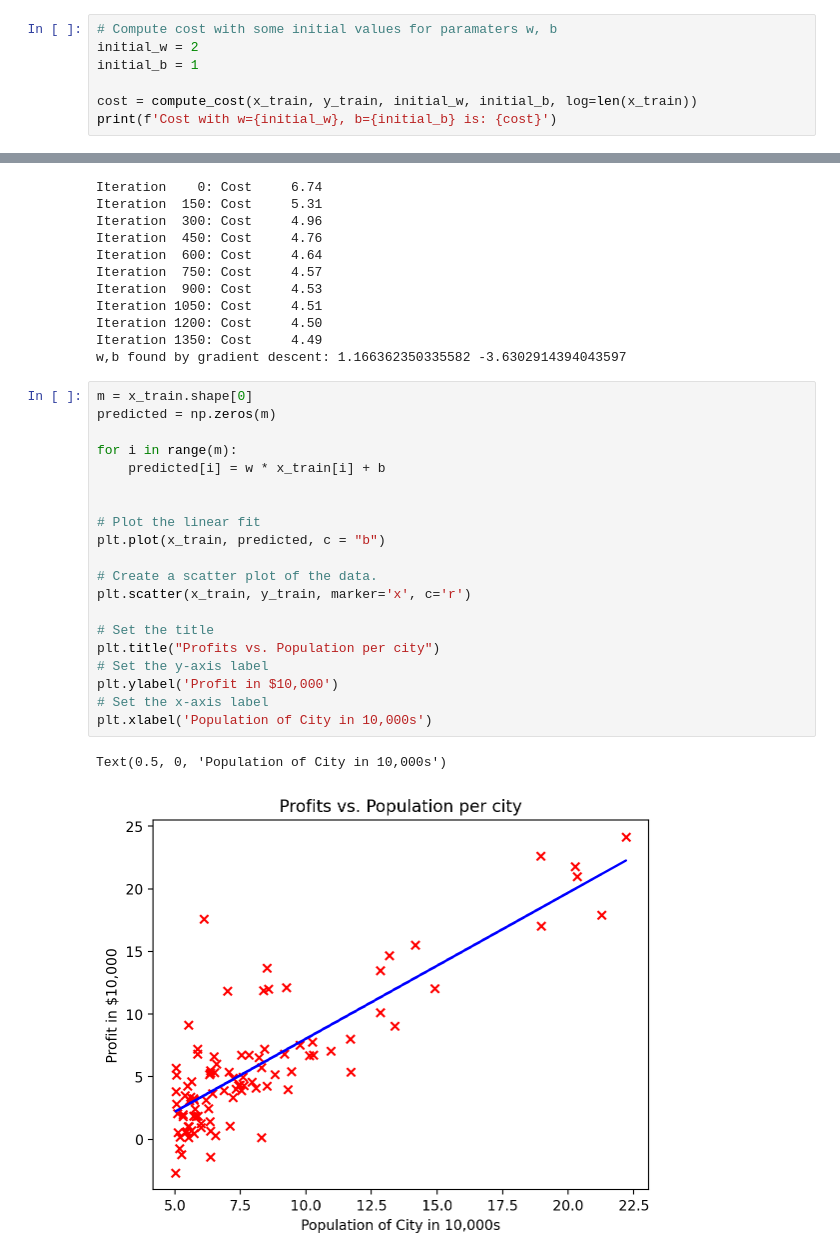
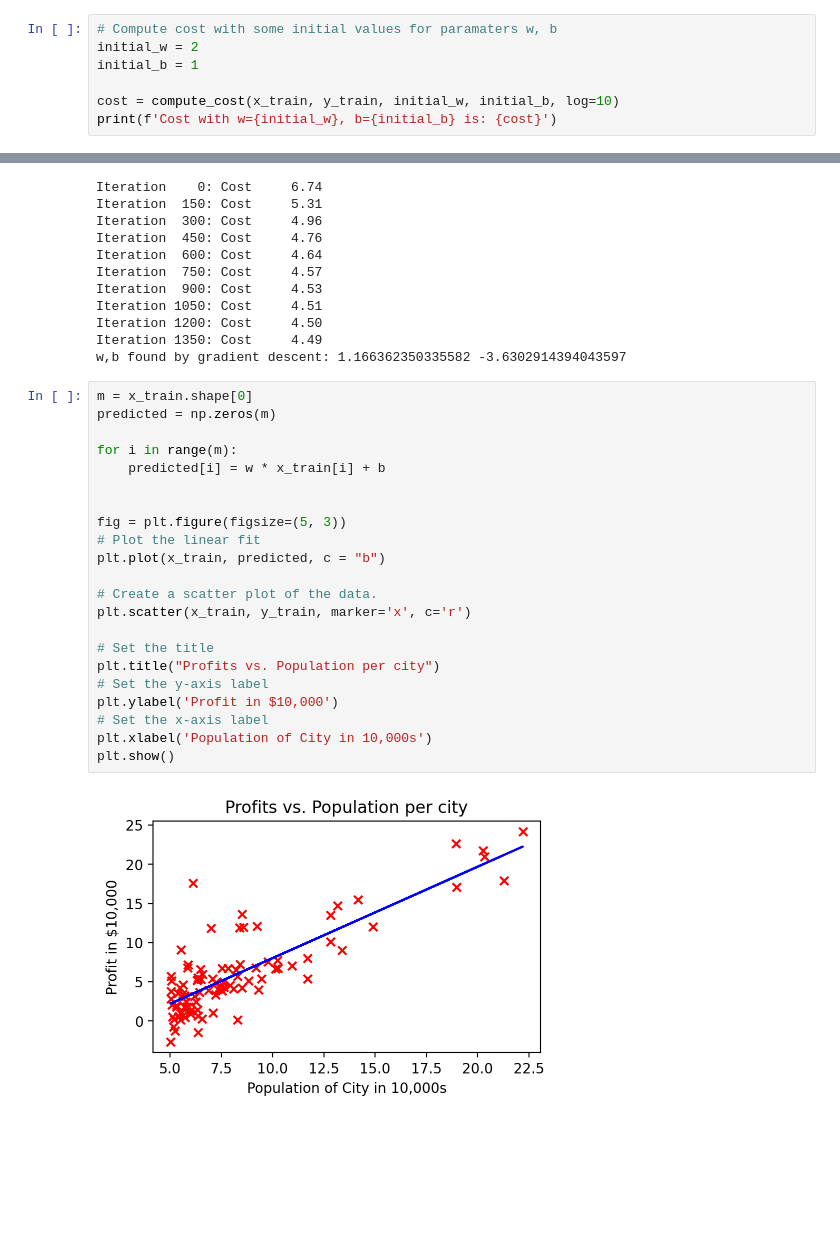
Before and after one commit to aniliitb10/machine_learning, a Jupyter notebook: regression/Linear Regression (Singe Variable).ipynb, the cells around one changed output, grey strips where cells are left out. Cells and saved outputs as stored; diff of their text form; blank space fills up the shorter version.

```diff
--- a/regression/Linear Regression.ipynb
+++ b/regression/Linear Regression (Singe Variable).ipynb
@@ -149,6 +149,6 @@ def compute_cost(x: np.ndarray, y: np.ndarray, w: float, b: float, log:int = Non
 initial_w = 2
 initial_b = 1
 
-cost = compute_cost(x_train, y_train, initial_w, initial_b, log=len(x_train))
+cost = compute_cost(x_train, y_train, initial_w, initial_b, log=10)
 print(f'Cost with w={initial_w}, b={initial_b} is: {cost}')
 # %% [output]
@@ -430,23 +428,24 @@ w,b found by gradient descent: 1.166362350335582 -3.6302914394043597
 # %%
 m = x_train.shape[0]
 predicted = np.zeros(m)
 
 for i in range(m):
     predicted[i] = w * x_train[i] + b
 
 
+fig = plt.figure(figsize=(5, 3))
 # Plot the linear fit
 plt.plot(x_train, predicted, c = "b")
 
 # Create a scatter plot of the data.
 plt.scatter(x_train, y_train, marker='x', c='r')
 
 # Set the title
 plt.title("Profits vs. Population per city")
 # Set the y-axis label
 plt.ylabel('Profit in $10,000')
 # Set the x-axis label
 plt.xlabel('Population of City in 10,000s')
+plt.show()
 # %% [output]
-Text(0.5, 0, 'Population of City in 10,000s')
-[figure, old version]
+[figure, new version]
```
Also changed, not shown: parts of 24 cells of this notebook, 7 other files.
